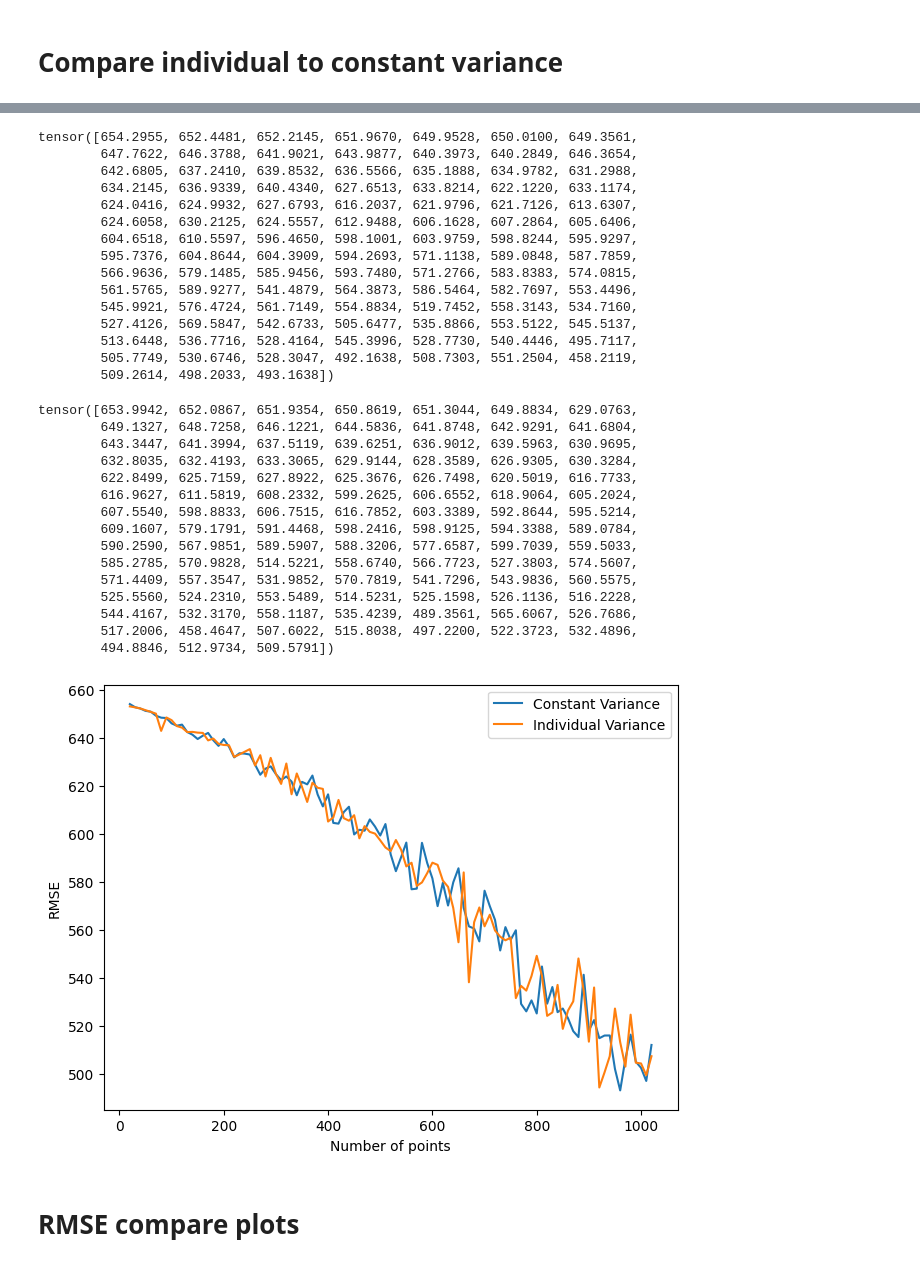
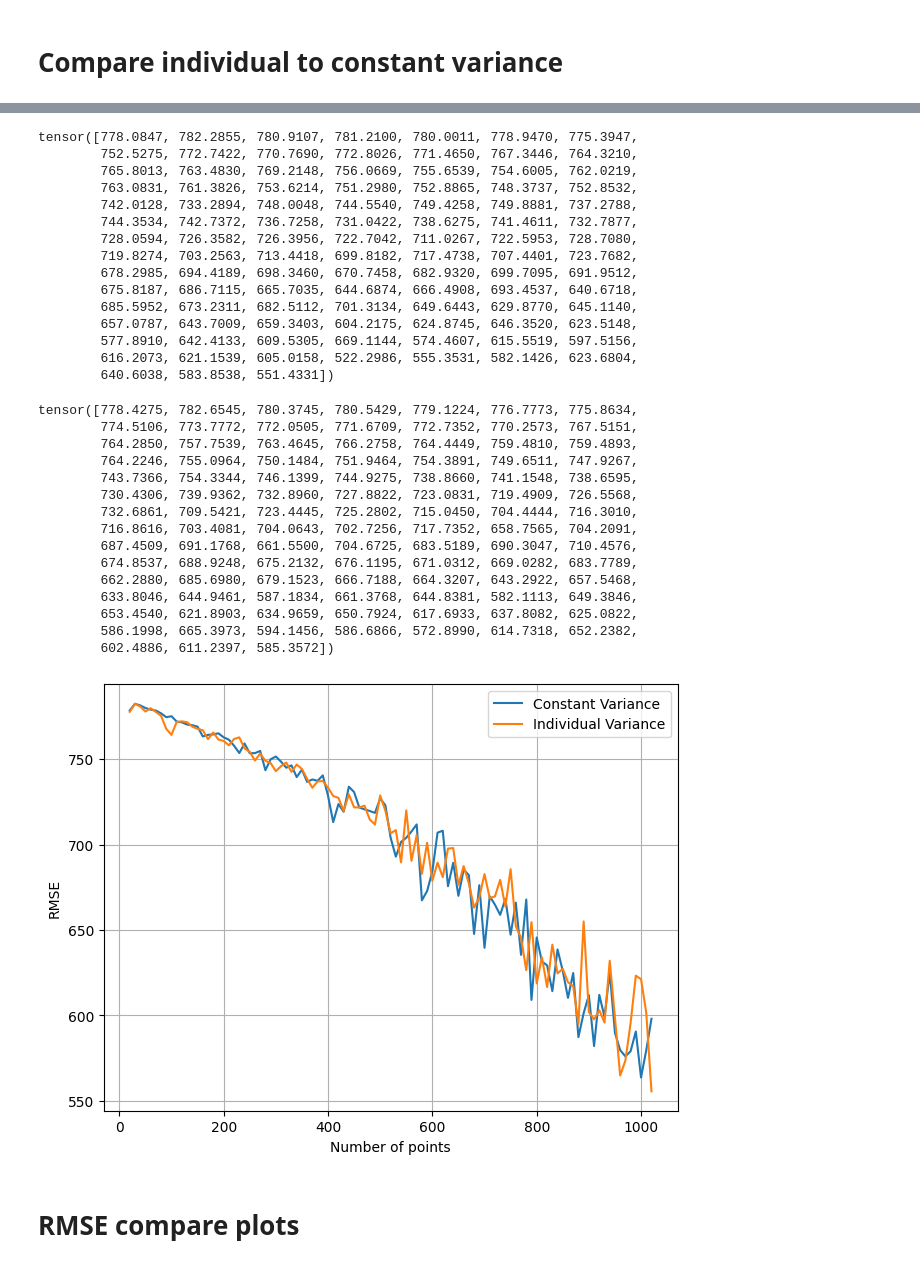
Before and after one commit to Zelos1/UDL_Repo, a Jupyter notebook: VI_Torch.ipynb, the cells around one changed output, grey strips where cells are left out. Cells and saved outputs as stored; diff of their text form; code cells hidden in the pictures.

```diff
--- a/VI_Torch.ipynb
+++ b/VI_Torch.ipynb
@@ -658,7 +671,7 @@ plt.savefig("./vi_results/np_acq_plot.svg")
 # Compare individual to constant variance
 # %%
 class HierarchicalRegressorEnergy(nn.Module):
-    def __init__(self, input_dim=10, hidden_dim=128, output_dim=3):
+    def __init__(self, input_dim=11, hidden_dim=128, output_dim=2):
         super().__init__()
 
         self.conv = nn.Sequential(
@@ -716,6 +729,7 @@ steps = list(range(20, 20 + acquired_points * acquisition_times + 1, acquired_po
 plt.plot(steps, compute_constant(), label="Constant Variance")
 plt.plot(steps, compute_individual(), label="Individual Variance")
 plt.tight_layout()
+plt.grid()
 plt.xlabel("Number of points")
 plt.ylabel("RMSE")
 plt.legend()
@@ -784,34 +798,34 @@ tensor([650.6855, 653.2703, 652.2722, 651.4437, 650.9465, 650.0245, 649.9683,
-tensor([654.2955, 652.4481, 652.2145, 651.9670, 649.9528, 650.0100, 649.3561,
-        647.7622, 646.3788, 641.9021, 643.9877, 640.3973, 640.2849, 646.3654,
-        642.6805, 637.2410, 639.8532, 636.5566, 635.1888, 634.9782, 631.2988,
-        634.2145, 636.9339, 640.4340, 627.6513, 633.8214, 622.1220, 633.1174,
-        624.0416, 624.9932, 627.6793, 616.2037, 621.9796, 621.7126, 613.6307,
-        624.6058, 630.2125, 624.5557, 612.9488, 606.1628, 607.2864, 605.6406,
-        604.6518, 610.5597, 596.4650, 598.1001, 603.9759, 598.8244, 595.9297,
-        595.7376, 604.8644, 604.3909, 594.2693, 571.1138, 589.0848, 587.7859,
-        566.9636, 579.1485, 585.9456, 593.7480, 571.2766, 583.8383, 574.0815,
-        561.5765, 589.9277, 541.4879, 564.3873, 586.5464, 582.7697, 553.4496,
-        545.9921, 576.4724, 561.7149, 554.8834, 519.7452, 558.3143, 534.7160,
-        527.4126, 569.5847, 542.6733, 505.6477, 535.8866, 553.5122, 545.5137,
-        513.6448, 536.7716, 528.4164, 545.3996, 528.7730, 540.4446, 495.7117,
-        505.7749, 530.6746, 528.3047, 492.1638, 508.7303, 551.2504, 458.2119,
-        509.2614, 498.2033, 493.1638])
+tensor([778.0847, 782.2855, 780.9107, 781.2100, 780.0011, 778.9470, 775.3947,
+        752.5275, 772.7422, 770.7690, 772.8026, 771.4650, 767.3446, 764.3210,
+        765.8013, 763.4830, 769.2148, 756.0669, 755.6539, 754.6005, 762.0219,
+        763.0831, 761.3826, 753.6214, 751.2980, 752.8865, 748.3737, 752.8532,
+        742.0128, 733.2894, 748.0048, 744.5540, 749.4258, 749.8881, 737.2788,
+        744.3534, 742.7372, 736.7258, 731.0422, 738.6275, 741.4611, 732.7877,
+        728.0594, 726.3582, 726.3956, 722.7042, 711.0267, 722.5953, 728.7080,
+        719.8274, 703.2563, 713.4418, 699.8182, 717.4738, 707.4401, 723.7682,
+        678.2985, 694.4189, 698.3460, 670.7458, 682.9320, 699.7095, 691.9512,
+        675.8187, 686.7115, 665.7035, 644.6874, 666.4908, 693.4537, 640.6718,
+        685.5952, 673.2311, 682.5112, 701.3134, 649.6443, 629.8770, 645.1140,
+        657.0787, 643.7009, 659.3403, 604.2175, 624.8745, 646.3520, 623.5148,
+        577.8910, 642.4133, 609.5305, 669.1144, 574.4607, 615.5519, 597.5156,
+        616.2073, 621.1539, 605.0158, 522.2986, 555.3531, 582.1426, 623.6804,
+        640.6038, 583.8538, 551.4331])
-tensor([653.9942, 652.0867, 651.9354, 650.8619, 651.3044, 649.8834, 629.0763,
-        649.1327, 648.7258, 646.1221, 644.5836, 641.8748, 642.9291, 641.6804,
-        643.3447, 641.3994, 637.5119, 639.6251, 636.9012, 639.5963, 630.9695,
-        632.8035, 632.4193, 633.3065, 629.9144, 628.3589, 626.9305, 630.3284,
-        622.8499, 625.7159, 627.8922, 625.3676, 626.7498, 620.5019, 616.7733,
-        616.9627, 611.5819, 608.2332, 599.2625, 606.6552, 618.9064, 605.2024,
-        607.5540, 598.8833, 606.7515, 616.7852, 603.3389, 592.8644, 595.5214,
-        609.1607, 579.1791, 591.4468, 598.2416, 598.9125, 594.3388, 589.0784,
-        590.2590, 567.9851, 589.5907, 588.3206, 577.6587, 599.7039, 559.5033,
-        585.2785, 570.9828, 514.5221, 558.6740, 566.7723, 527.3803, 574.5607,
-        571.4409, 557.3547, 531.9852, 570.7819, 541.7296, 543.9836, 560.5575,
-        525.5560, 524.2310, 553.5489, 514.5231, 525.1598, 526.1136, 516.2228,
-        544.4167, 532.3170, 558.1187, 535.4239, 489.3561, 565.6067, 526.7686,
-        517.2006, 458.4647, 507.6022, 515.8038, 497.2200, 522.3723, 532.4896,
-        494.8846, 512.9734, 509.5791])
+tensor([778.4275, 782.6545, 780.3745, 780.5429, 779.1224, 776.7773, 775.8634,
+        774.5106, 773.7772, 772.0505, 771.6709, 772.7352, 770.2573, 767.5151,
+        764.2850, 757.7539, 763.4645, 766.2758, 764.4449, 759.4810, 759.4893,
+        764.2246, 755.0964, 750.1484, 751.9464, 754.3891, 749.6511, 747.9267,
+        743.7366, 754.3344, 746.1399, 744.9275, 738.8660, 741.1548, 738.6595,
+        730.4306, 739.9362, 732.8960, 727.8822, 723.0831, 719.4909, 726.5568,
+        732.6861, 709.5421, 723.4445, 725.2802, 715.0450, 704.4444, 716.3010,
+        716.8616, 703.4081, 704.0643, 702.7256, 717.7352, 658.7565, 704.2091,
+        687.4509, 691.1768, 661.5500, 704.6725, 683.5189, 690.3047, 710.4576,
+        674.8537, 688.9248, 675.2132, 676.1195, 671.0312, 669.0282, 683.7789,
+        662.2880, 685.6980, 679.1523, 666.7188, 664.3207, 643.2922, 657.5468,
+        633.8046, 644.9461, 587.1834, 661.3768, 644.8381, 582.1113, 649.3846,
+        653.4540, 621.8903, 634.9659, 650.7924, 617.6933, 637.8082, 625.0822,
+        586.1998, 665.3973, 594.1456, 586.6866, 572.8990, 614.7318, 652.2382,
+        602.4886, 611.2397, 585.3572])
-[figure, old version]
+[figure, new version]
 # %% [markdown]
 # RMSE compare plots
 # %%
```
Also changed, not shown: parts of 9 cells of this notebook, 2 other files.
